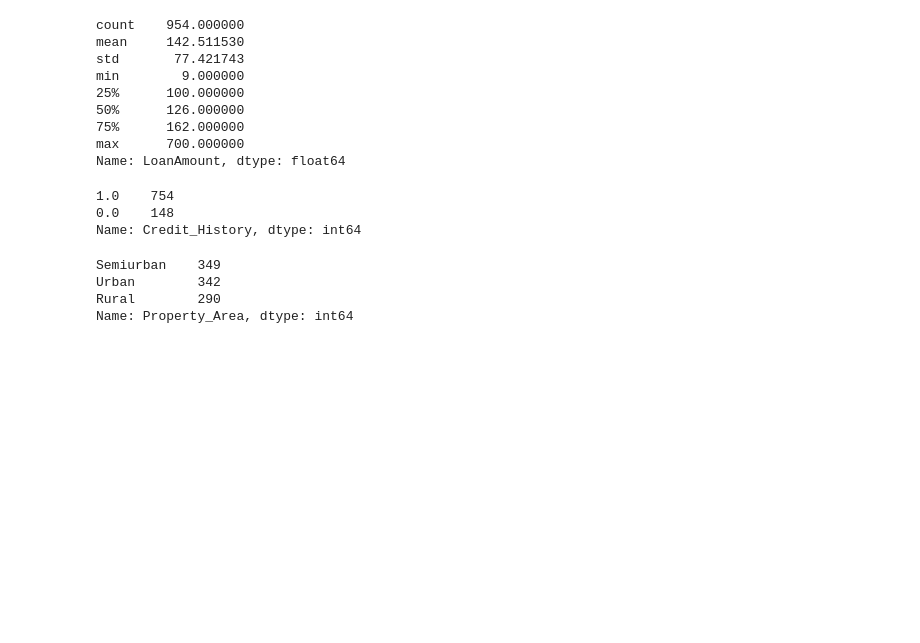
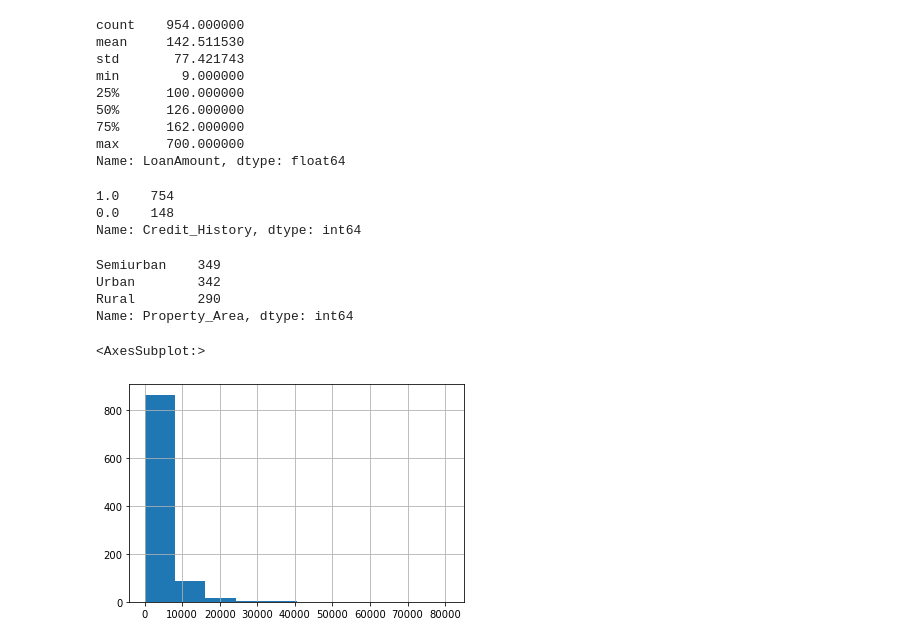
Before and after one commit to brianhabana/Mortgage_Qualifier_App, a Jupyter notebook: ML/machine_learning.ipynb, the cells around one changed output. Saved outputs shown, nothing was run; the diff lists cells and outputs as text; code cells hidden in the pictures; blank space fills up the shorter version.

```diff
--- a/ML/machine_learning.ipynb
+++ b/ML/machine_learning.ipynb
@@ -252,3 +252,9 @@ Semiurban    349
 Urban        342
 Rural        290
 Name: Property_Area, dtype: int64
+# %%
+#show histogram -skewed and should be normalized
+loan_data_df['ApplicantIncome'].hist()
+# %% [output]
+<AxesSubplot:>
+[figure, added]
```
Also changed, not shown: parts of 34 cells of this notebook.
